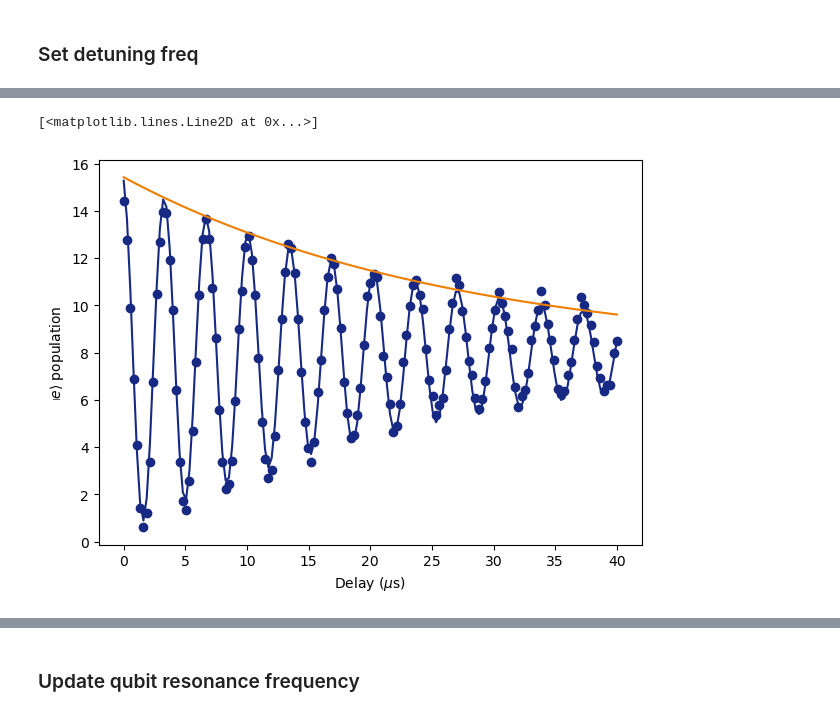
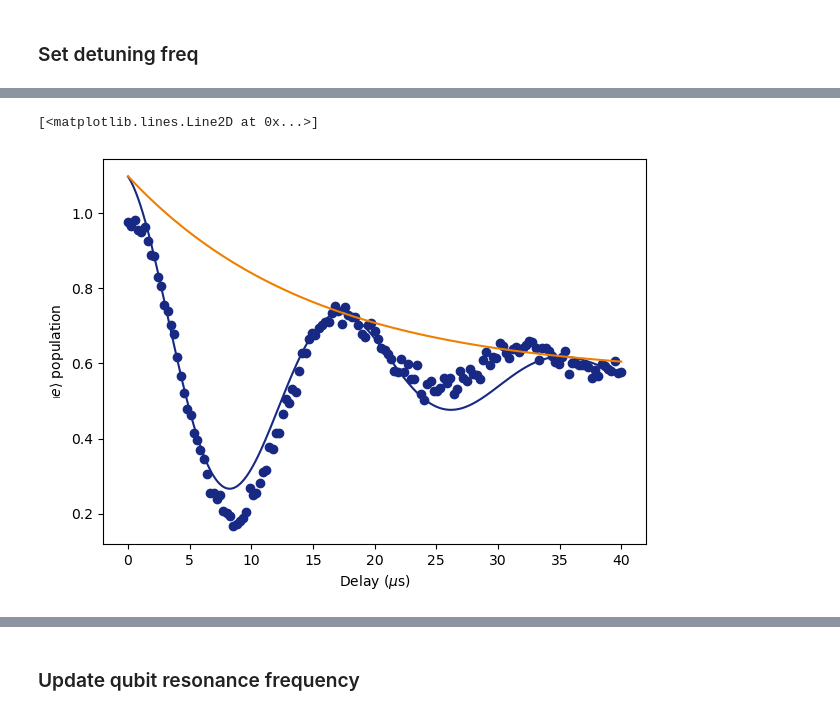
Before and after one commit to ngchihuan/Tune_up_scripts, a Jupyter notebook: Tune_Up_Active_Reset.ipynb, the cells around one changed output, grey strips where cells are left out. Drawn from its saved outputs; the diff is of its cells as text; code cells hidden in the pictures.

```diff
--- a/Tune_Up_Active_Reset.ipynb
+++ b/Tune_Up_Active_Reset.ipynb
@@ -718,6 +725,7 @@ T1 found to be 22.916 us.
 def ramsey_parallel(
     qubits,
     drive_pulse: callable,
+    pi_drive_pulse: callable,
     integration_kernel: callable,
     readout_pulse: callable,
     delay_sweep,
@@ -811,13 +819,17 @@ def ramsey_parallel(
                         integration_kernel=integration_kernel(qubit),
                         reset_delay=1e-6 # qubit.parameters.user_defined["reset_delay_length"],
                     )
-                with exp_ramsey.section(uid="cal_trace_exc"):
-                    exp_ramsey.play(
-                        signal=f"drive_{qubit.uid}",
-                        pulse=drive_pulse(qubit),
-                        amplitude=qubits[0].parameters.user_defined['amplitude_pi'],
-                    )
+                cal_e_pulse = pi_drive_pulse(qubit)#, amplitude = 1)
+                with exp_ramsey.section(uid="cal_trace_exc", play_after="cal_trace_gnd"):
+                    # exp_ramsey.play(
+                    #     signal=f"drive_{qubit.uid}",
+                    #     pulse=cal_e_pulse,
+                    #   #  amplitude = transmon_list[0].parameters.user_defined["amplitude_pi"],
+                    # )
+                    exp_ramsey.play(signal=f"drive_{qubit.uid}", pulse=ramsey_pulse)
+                    exp_ramsey.play(signal=f"drive_{qubit.uid}", pulse=ramsey_pulse)
 
+                with exp_ramsey.section(uid="cal_trace_exc_meas", play_after="cal_trace_exc"):
                     exp_ramsey.measure(
                         measure_signal=f"measure_{qubit.uid}",
                         measure_pulse=readout_pulse(qubit),
@@ -834,19 +846,24 @@ transmon_list = update_qubit_parameters_and_calibration(
     qubit_parameters, demo_setup, demo_setup_db
 )
 # %%
+def qubit_gaussian_pulse(qubit):
+    return pulse_library.gaussian(
+        length=qubit.parameters.user_defined["pulse_length"],
+        amplitude = qubit.parameters.user_defined["amplitude_pi"],
+    )
+
 def qubit_gaussian_halfpi_pulse(qubit):
     return pulse_library.gaussian(
-        uid=f"gaussian_pulse_drive_{qubit.uid}",
         length=qubit.parameters.user_defined["pulse_length"],
         amplitude = qubit.parameters.user_defined["amplitude_pi2"],
     )
 # %% [markdown]
 ### Set detuning freq
 # %%
-detuning_freq = .3e6
+detuning_freq = .05e6
 # %%
 delay_sweep = LinearSweepParameter(uid="delay_sweep", start=0, stop=40e-6, count=151)
-ramsey_exp = ramsey_parallel(transmon_list, qubit_gaussian_halfpi_pulse, integration_kernel, readout_pulse, delay_sweep, num_averages=2**10, detuning=detuning_freq, cal_trace=True)
+ramsey_exp = ramsey_parallel(transmon_list, qubit_gaussian_halfpi_pulse, qubit_gaussian_pulse, integration_kernel, readout_pulse, delay_sweep, num_averages=2**10, detuning=detuning_freq, cal_trace=True)
 session.connect(reset_devices=True)
 compiled_exp = session.compile(ramsey_exp)
 res_ramsey=session.run(compiled_exp)
@@ -883,32 +900,34 @@ rd = []
 for r in [res1,res_cal_trace]:
     r = r - res_cal_trace[0]
     r = r * np.exp(-1j*angle)
     r = r/ np.abs(delta_vec)
     rd.append(r)
 
 offset_guess = np.mean(np.real(rd[0]))
 phase_shift_guess = np.pi / 2 if np.real(rd[0])[0] > np.real(rd[0])[-1] else -np.pi / 2
 amplitude_guess = (max(np.real(rd[0])) - min(np.real(rd[0]))) / 2
 period_guess = 2 * abs(axis1[np.argmax(np.real(rd[0]))] - axis1[np.argmin(np.real(rd[0]))])
 t2_guess = 10e-6
 # TODO: Refine t2 guess algorithm, potentially by finding peaks and fitting only them
 
 p0 = [offset_guess, phase_shift_guess, amplitude_guess, period_guess, t2_guess]
 popt = scipy.optimize.curve_fit(ramsey_curve, axis1, np.real(rd[0]), p0=p0)[0]
 
 t2 = popt[4]
 detuning_freq_measured = 1 / popt[3]
 
 envelope_param = np.copy(popt)
 envelope_param[3] = 1e9
 envelope_param[1] = np.pi / 2
 
+x_fit = np.linspace(axis1[0], axis1[-1], 1000)
+
 plt.figure(figsize=(7, 5))
 plt.xlabel(r'Delay ($\mu$s)')
 plt.ylabel(r"$\left| e\right\rangle$ population")
 plt.plot(axis1*1e6,np.real(rd[0]),'o', color = dark_blue_color_zi)
-plt.plot(axis1*1e6, ramsey_curve(axis1, *popt), color = dark_blue_color_zi)
+plt.plot(x_fit*1e6, ramsey_curve(x_fit, *popt), color = dark_blue_color_zi)
 plt.plot(axis1*1e6, ramsey_curve(axis1, *envelope_param), color = orange_color_zi)
 # %% [output]
 [<matplotlib.lines.Line2D at 0x...>]
-[figure, old version]
+[figure, new version]
```
Also changed, not shown: parts of 46 cells of this notebook.
